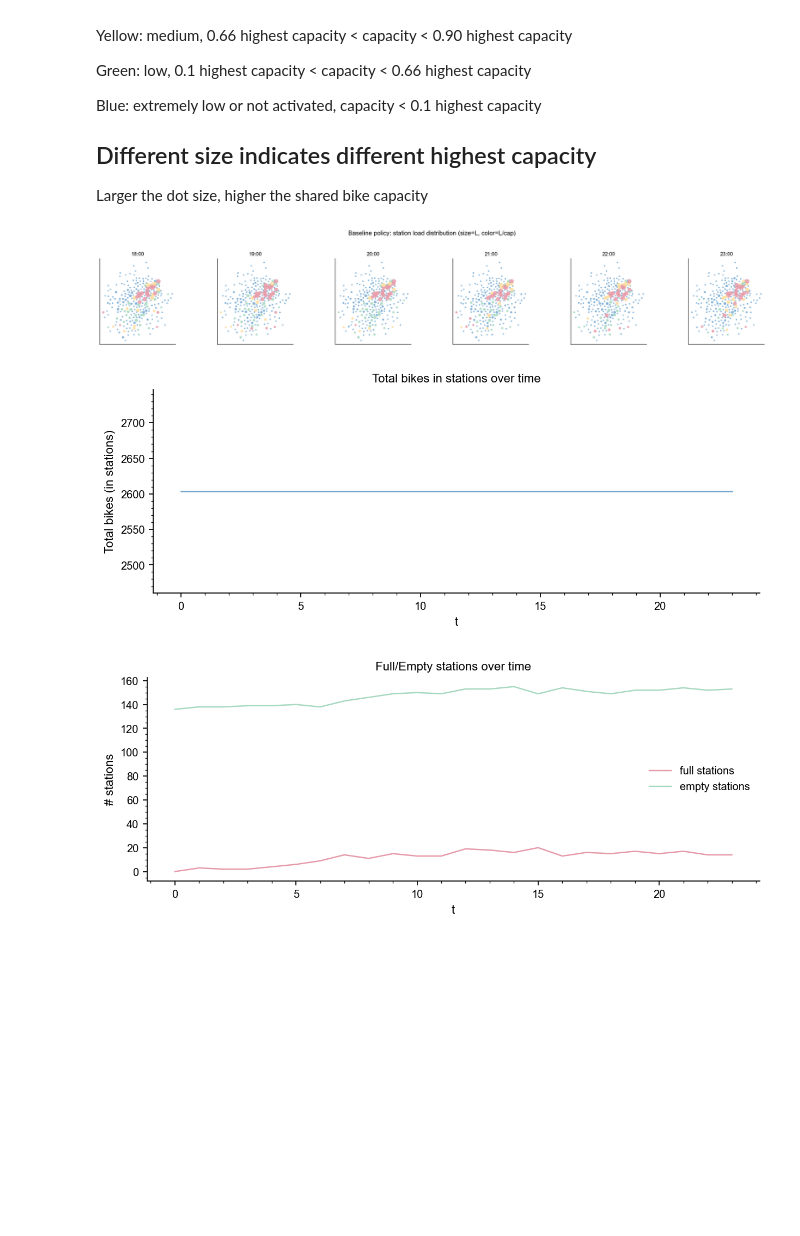
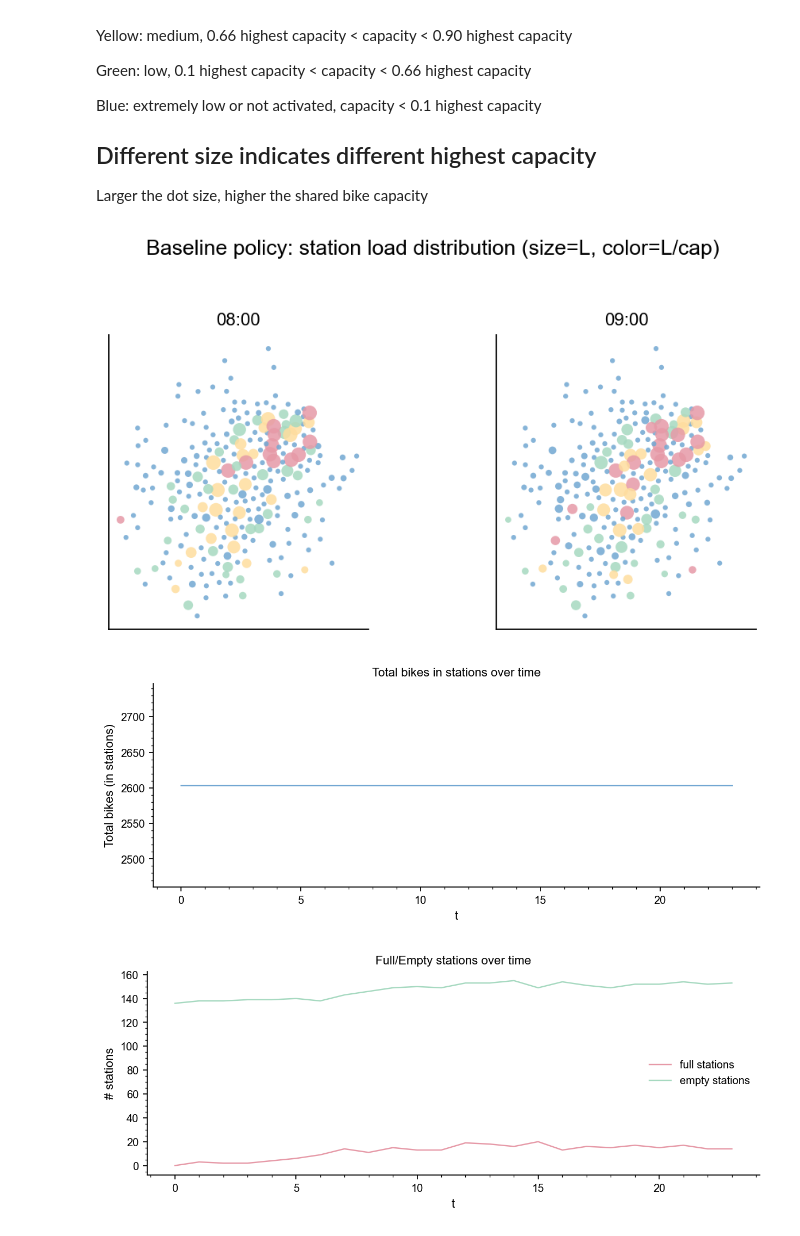
Before and after one commit to GuoZN-1023/ComputerThinkingProject, a Jupyter notebook: 03_online_bandit_demo.ipynb, the cells around one changed output. Saved outputs shown, nothing was run; the diff lists cells and outputs as text; code cells hidden in the pictures; blank space fills up the shorter version.

```diff
--- a/03_online_bandit_demo.ipynb
+++ b/03_online_bandit_demo.ipynb
@@ -232,35 +232,35 @@ def _ensure_online_histories():
                        alpha_walk=alpha_walk, lam_over=lam_over, mu_imb=mu_imb, rng_seed=1)
         hist_ucb = env2.run_episode(policy=policy)
 
 _ensure_online_histories()
 
 # Choose a few representative time slices (e.g., morning/noon/evening/night)
 #times_show = (0, 1, 2, 3, 4, 5)
 #times_show = (6, 7, 8, 9, 10, 11)
 #times_show = (12, 13, 14, 15, 16, 17)
-times_show = (18, 19, 20, 21, 22, 23)
-
+#times_show = (18, 19, 20, 21, 22, 23)
+times_show = (8,9)
 
 # --- Baseline ---
 if "L_hist" not in hist_baseline:
     raise RuntimeError("history does not contain 'L_hist'. Please ensure your BikeEnv records station-level load each time slice.")
 L_base = np.stack(hist_baseline["L_hist"], axis=0)
 plot_station_distribution_panels(
     stations_df=stations, cap=cap, L_hist=L_base, times=times_show,
     title="Baseline policy: station load distribution (size=L, color=L/cap)"
 )
 plot_bike_stock_summary(hist_baseline)
 
 # --- LinUCB ---
 if "L_hist" not in hist_ucb:
     raise RuntimeError("history does not contain 'L_hist'. Please ensure your BikeEnv records station-level load each time slice.")
 L_ucb = np.stack(hist_ucb["L_hist"], axis=0)
 plot_station_distribution_panels(
     stations_df=stations, cap=cap, L_hist=L_ucb, times=times_show,
     title="LinUCB policy: station load distribution (size=L, color=L/cap)"
 )
 plot_bike_stock_summary(hist_ucb)
 # %% [output]
-[figure, old version]
+[figure, new version]
 [figure]
 [figure]
```
Also changed, not shown: parts of 1 cell of this notebook, 2 other files.
